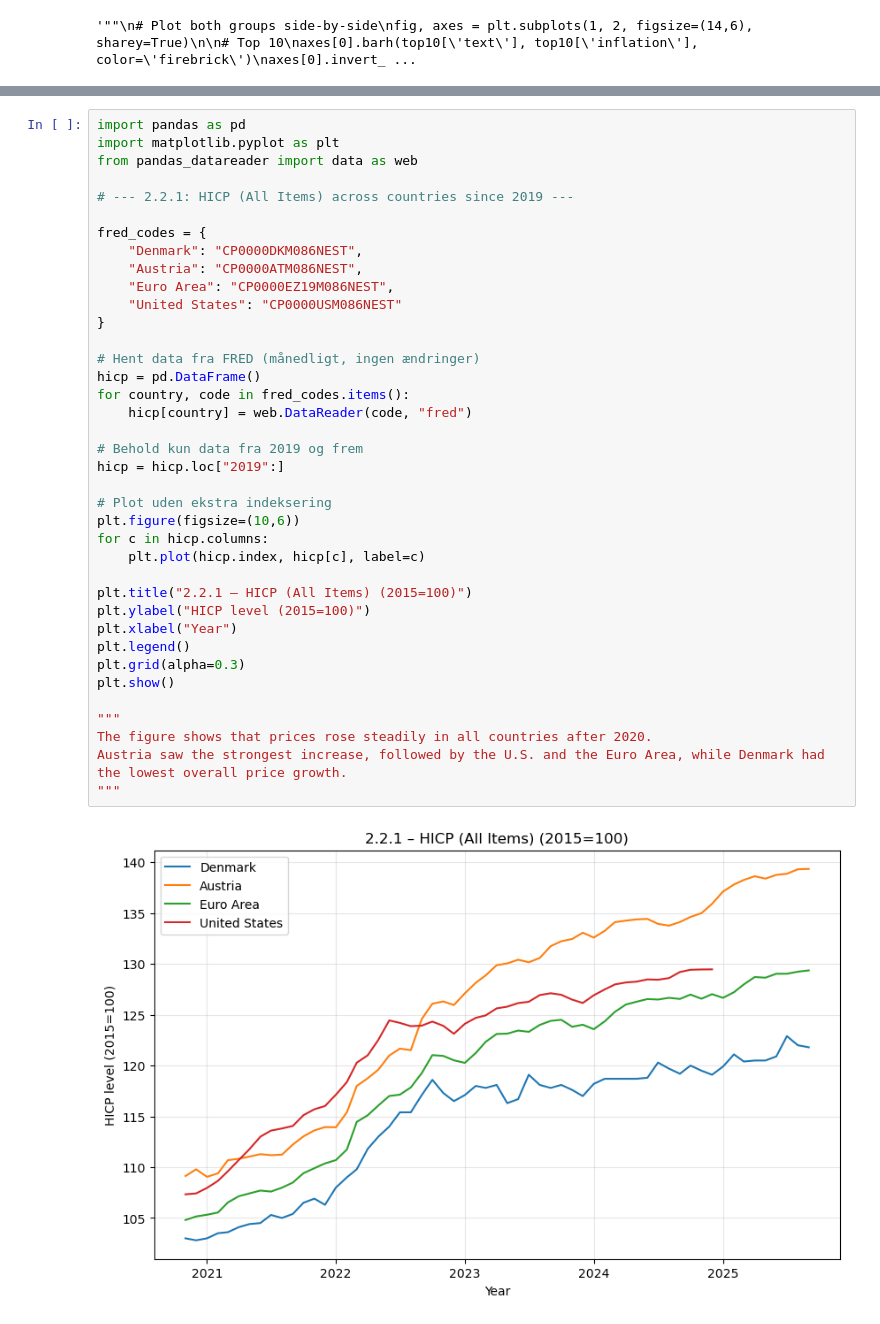
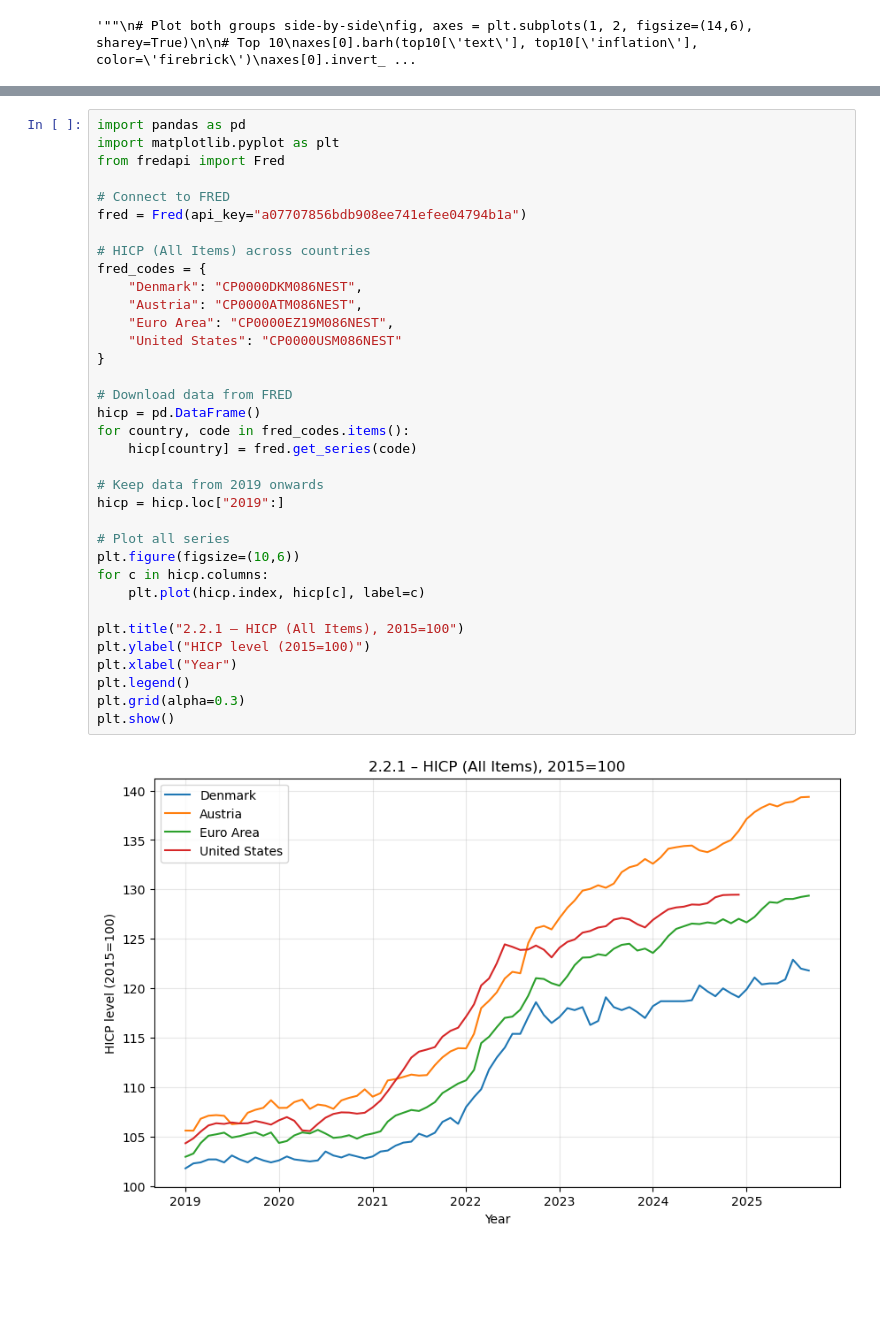
Before and after one commit to DOWNUP99/Programming-for-Economists-Projects, a Jupyter notebook: Victor_Afl1.ipynb, the cells around one changed output, grey strips where cells are left out. Drawn from its saved outputs; the diff is of its cells as text; blank space fills up the shorter version.

```diff
--- a/Victor_Afl1.ipynb
+++ b/Victor_Afl1.ipynb
@@ -701,40 +730,37 @@ We indexed both series to 2021=100 because this is the first year where FRED pro
 # %%
 import pandas as pd
 import matplotlib.pyplot as plt
-from pandas_datareader import data as web
+from fredapi import Fred
 
-# --- 2.2.1: HICP (All Items) across countries since 2019 ---
+# Connect to FRED
+fred = Fred(api_key="a07707856bdb908ee741efee04794b1a")
 
+# HICP (All Items) across countries
 fred_codes = {
     "Denmark": "CP0000DKM086NEST",
     "Austria": "CP0000ATM086NEST",
     "Euro Area": "CP0000EZ19M086NEST",
     "United States": "CP0000USM086NEST"
 }
 
-# Hent data fra FRED (månedligt, ingen ændringer)
+# Download data from FRED
 hicp = pd.DataFrame()
 for country, code in fred_codes.items():
-    hicp[country] = web.DataReader(code, "fred")
+    hicp[country] = fred.get_series(code)
 
-# Behold kun data fra 2019 og frem
+# Keep data from 2019 onwards
 hicp = hicp.loc["2019":]
 
-# Plot uden ekstra indeksering
+# Plot all series
 plt.figure(figsize=(10,6))
 for c in hicp.columns:
     plt.plot(hicp.index, hicp[c], label=c)
 
-plt.title("2.2.1 – HICP (All Items) (2015=100)")
+plt.title("2.2.1 – HICP (All Items), 2015=100")
 plt.ylabel("HICP level (2015=100)")
 plt.xlabel("Year")
 plt.legend()
 plt.grid(alpha=0.3)
 plt.show()
-
-"""
-The figure shows that prices rose steadily in all countries after 2020.
-Austria saw the strongest increase, followed by the U.S. and the Euro Area, while Denmark had the lowest overall price growth.
-"""
 # %% [output]
-[figure, old version]
+[figure, new version]
```
Also changed, not shown: parts of 33 cells of this notebook.
